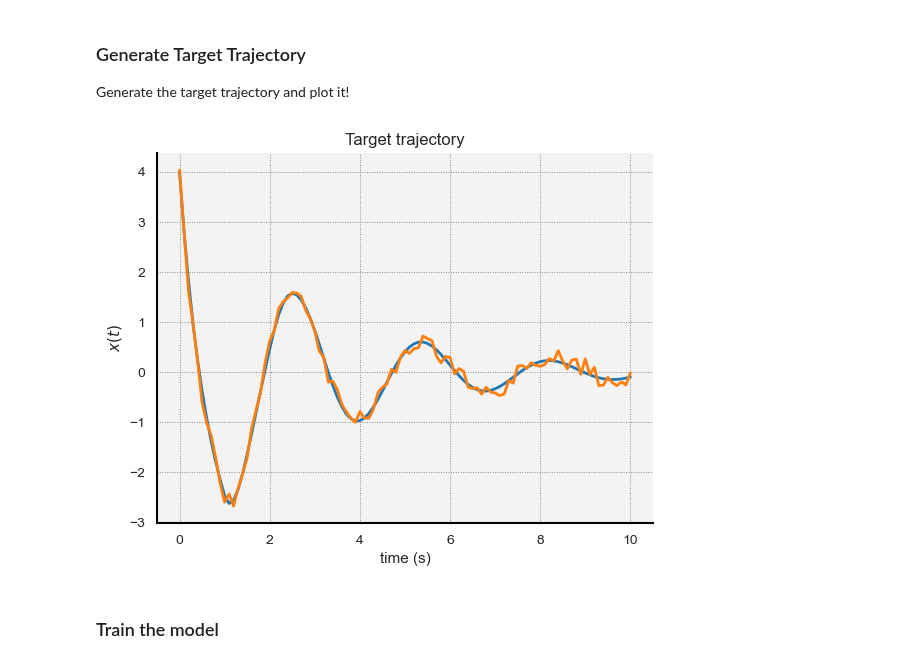
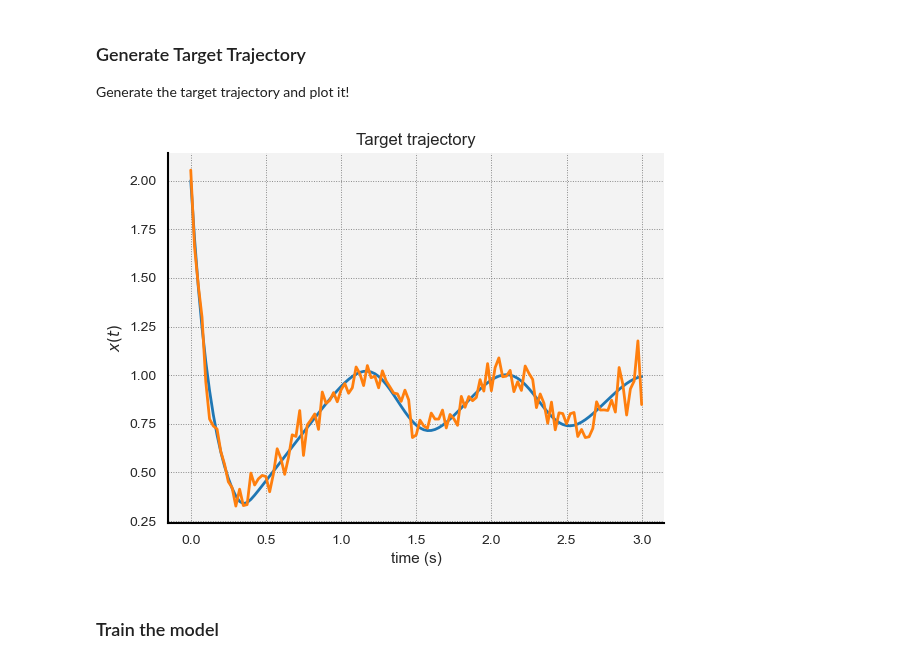
Before and after one commit to punkduckable/NDDE, a Jupyter notebook: NDDE.ipynb, the cells around one changed output. Cells and saved outputs as stored; diff of their text form; code cells hidden in the pictures.

Commit message:
I made N_tau a parameter
Thsi is because the ENSO model uses a very large tau (relative to the doamin size), leading to a bad solution if I use n_Tau = 10.

```diff
--- a/NDDE.ipynb
+++ b/NDDE.ipynb
@@ -76,8 +76,8 @@ Initialize_MPL();
 
 Generate the target trajectory and plot it!
 # %%
+"""
 # Exponential
-# Logistic
 from    Model   import  Exponential         as F_Model;
 from    X0      import  Affine              as X0_Model;
 
@@ -87,7 +87,9 @@ a_Target        = torch.Tensor([1.5]);
 b_Target        = torch.Tensor([4.0]);
 X0_Target       = X0_Model(a = a_Target, b = b_Target);
 tau_Target      = torch.tensor(1.0);
+N_tau           = 10;
 T_Target        = torch.tensor(10.0);
+"""
 
 """
 # Logistic
@@ -100,58 +102,76 @@ a_Target        = torch.Tensor([0.5]);
 b_Target        = torch.Tensor([2]);
 X0_Target       = X0_Model(a = a_Target, b = b_Target);
 tau_Target      = torch.tensor(1.0);
+N_tau           = 10;
 T_Target        = torch.tensor(10.0);
 """
 
 """
+# ESNO
+from    Model   import  ENSO                as F_Model;
+from    X0      import  Periodic            as X0_Model;
+
+# Set up the parameters and tau value for the target trajectory.
+F_Target        = F_Model(theta_0 = 1.0, theta_1 = 1.0, theta_2 = 0.75);
+A_Target        = torch.Tensor([-0.25]);
+w_Target        = torch.Tensor([1.0]);
+b_Target        = torch.Tensor([1.5])
+X0_Target       = X0_Model(A = A_Target, w = w_Target, b = b_Target);
+tau_Target      = torch.tensor(5.0);
+N_tau           = 50;
+T_Target        = torch.tensor(10.0);
+"""
+
 # Cheyne
 from    Model   import  Cheyne              as F_Model;
 from    X0      import  Affine              as X0_Model;
 
 # Set up the parameters and tau value for the target trajectory.
 F_Target        = F_Model(p = 1.0, V0 = 7.0, a = 2.0, m = 8);
-a_Target        = torch.Tensor([0.5]);
+a_Target        = torch.Tensor([-5.0]);
 b_Target        = torch.Tensor([2]);
 X0_Target       = X0_Model(a = a_Target, b = b_Target);
 tau_Target      = torch.tensor(0.25);
+N_tau           = 10;
 T_Target        = torch.tensor(3.0);
-"""
 
 """
 # HIV
 from    Model   import  HIV                 as F_Model;
-from    X0      import  Affine              as X0_Model;
+from    X0      import  Periodic              as X0_Model;
 
 # Set up the parameters and tau value for the target trajectory.
 F_Target        = F_Model(  k   = .00343,
-                            T0  = 1800.0,
                             m   = 5.0,
                             d   = 0.05,
+                            c   = 2.0,
+                            T0  = 1000.0,
                             np  = 0.43,
-                            N   = 48.,
-                            c   = 2.0);
-a_Target        = torch.Tensor([0, 0,       0]);
-b_Target        = torch.Tensor([10, 13.4, 0]);
-X0_Target       = X0_Model(a = a_Target, b = b_Target);
+                            N   = 48.0);
+A_Target        = torch.Tensor([2.5,    2.0,    0.0]);
+w_Target        = torch.Tensor([1.0,    5.0,    0.0]);
+b_Target        = torch.Tensor([10,     8.0,   0.0]);
+X0_Target       = X0_Model(A = A_Target, w =w_Target, b = b_Target);
 tau_Target      = torch.tensor(1.0);
+N_tau           = 10;
 T_Target        = torch.tensor(10.0);
 """
 
 # Get the target trajectory!
-x_True, t_Target  = DDE_Solver(F = F_Target, X0 = X0_Target, tau = tau_Target, T = T_Target);
+x_True, t_Target  = DDE_Solver(F = F_Target, X0 = X0_Target, tau = tau_Target, T = T_Target, N_tau = N_tau);
 
 # Add some noise!
-x_Target      = Add_Noise(x_True, l = 0.1);
+x_Target        = Add_Noise(x_True, l = 0.3);
 
 # Finally, lets plot the target trajectory.
 seaborn.lineplot(x = t_Target, y = x_True[:,    0].reshape(-1).detach().numpy());
 seaborn.lineplot(x = t_Target, y = x_Target[:,  0].reshape(-1).detach().numpy());
 seaborn.despine();
 plt.xlabel("time (s)");
 plt.ylabel(r"$x(t)$");
 plt.title("Target trajectory");
 # %% [output]
-[figure, old version]
+[figure, new version]
 # %% [markdown]
 ### Train the model
 # %%
```
Also changed, not shown: parts of 3 cells of this notebook, 6 other files.
